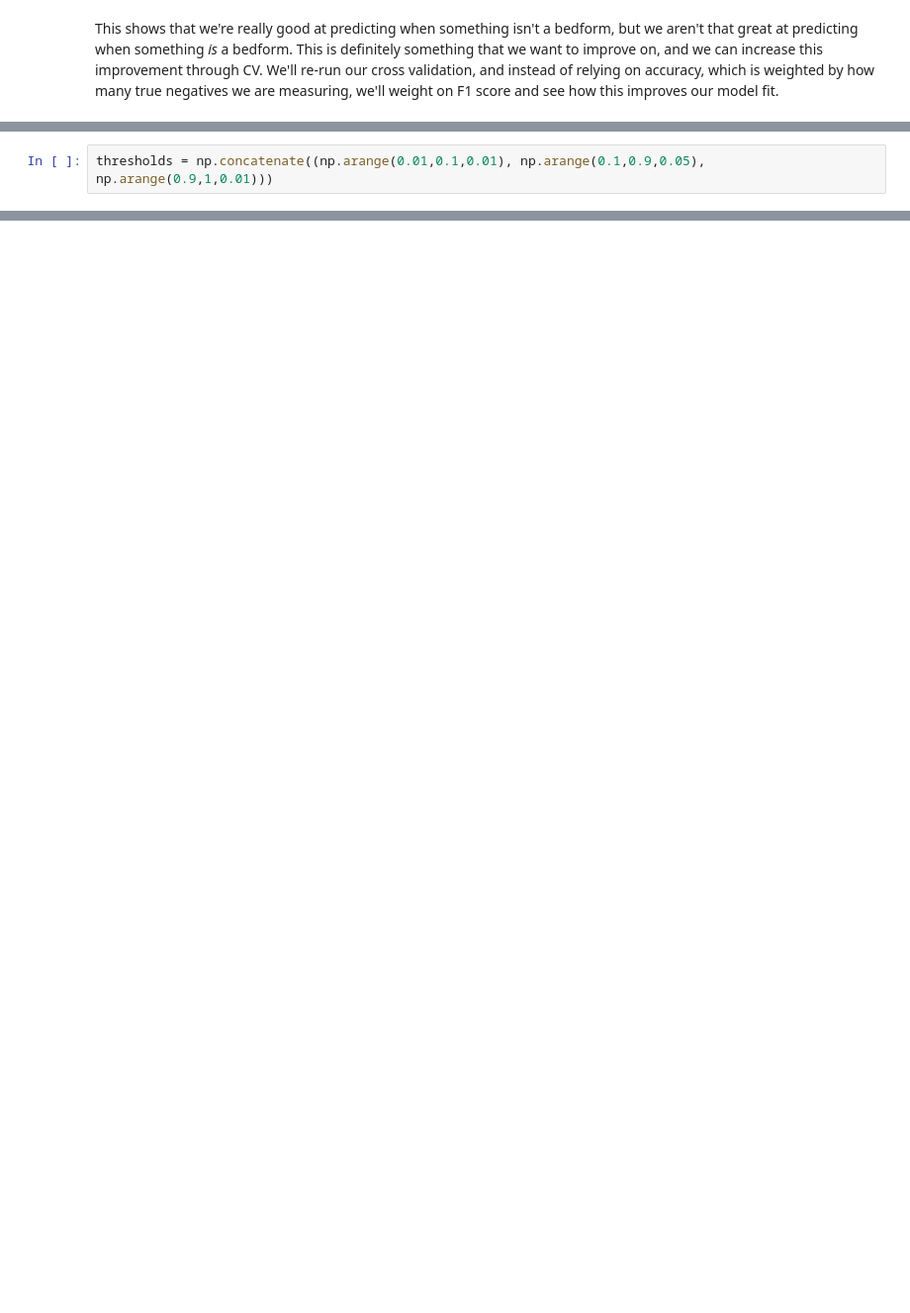
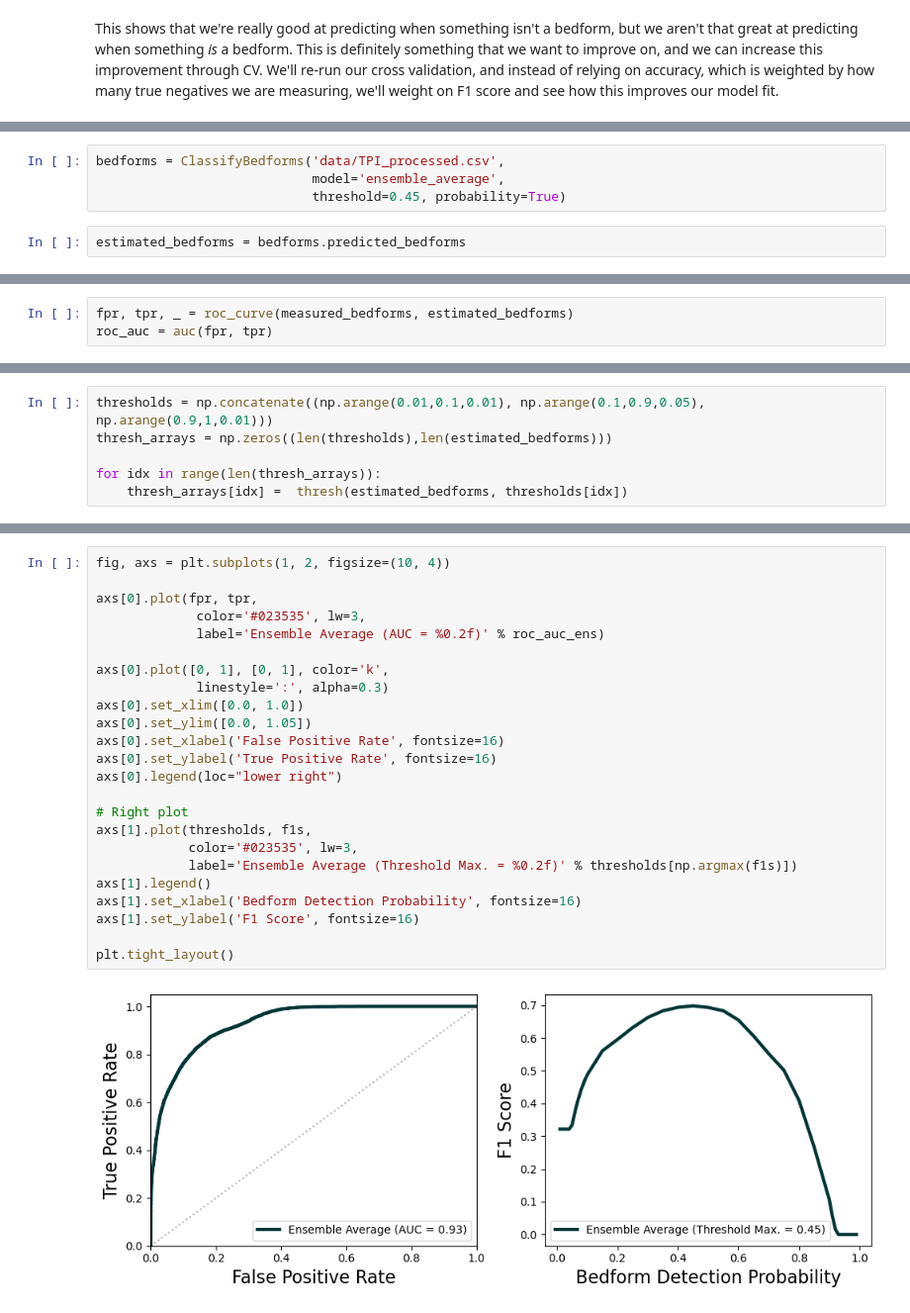
Before and after one commit to elliesch/bedfinder, a Jupyter notebook: performance_metrics.ipynb, the cells around one changed output, grey strips where cells are left out. Shown at 99% size. Saved outputs shown, nothing was run; the diff lists cells and outputs as text; blank space fills up the shorter version.

```diff
--- a/performance_metrics.ipynb
+++ b/performance_metrics.ipynb
@@ -144,0 +92,6 @@ def thresh(array, threshold):
+# %%
+bedforms = ClassifyBedforms('data/TPI_processed.csv',
+                            model='ensemble_average',
+                            threshold=0.45, probability=True)
+# %%
+estimated_bedforms = bedforms.predicted_bedforms
@@ -144,0 +100,3 @@ def thresh(array, threshold):
+# %%
+fpr, tpr, _ = roc_curve(measured_bedforms, estimated_bedforms)
+roc_auc = auc(fpr, tpr)
@@ -145,2 +105,6 @@ def thresh(array, threshold):
 # %%
 thresholds = np.concatenate((np.arange(0.01,0.1,0.01), np.arange(0.1,0.9,0.05), np.arange(0.9,1,0.01)))
+thresh_arrays = np.zeros((len(thresholds),len(estimated_bedforms)))
+
+for idx in range(len(thresh_arrays)):
+    thresh_arrays[idx] =  thresh(estimated_bedforms, thresholds[idx])
@@ -167,0 +116,26 @@ True
+# %%
+fig, axs = plt.subplots(1, 2, figsize=(10, 4))
+
+axs[0].plot(fpr, tpr,
+             color='#023535', lw=3,
+             label='Ensemble Average (AUC = %0.2f)' % roc_auc_ens)
+
+axs[0].plot([0, 1], [0, 1], color='k',
+             linestyle=':', alpha=0.3)
+axs[0].set_xlim([0.0, 1.0])
+axs[0].set_ylim([0.0, 1.05])
+axs[0].set_xlabel('False Positive Rate', fontsize=16)
+axs[0].set_ylabel('True Positive Rate', fontsize=16)
+axs[0].legend(loc="lower right")
+
+# Right plot
+axs[1].plot(thresholds, f1s,
+            color='#023535', lw=3,
+            label='Ensemble Average (Threshold Max. = %0.2f)' % thresholds[np.argmax(f1s)])
+axs[1].legend()
+axs[1].set_xlabel('Bedform Detection Probability', fontsize=16)
+axs[1].set_ylabel('F1 Score', fontsize=16)
+
+plt.tight_layout()
+# %% [output]
+[figure, added]
```
Also changed, not shown: parts of 48 cells of this notebook.
